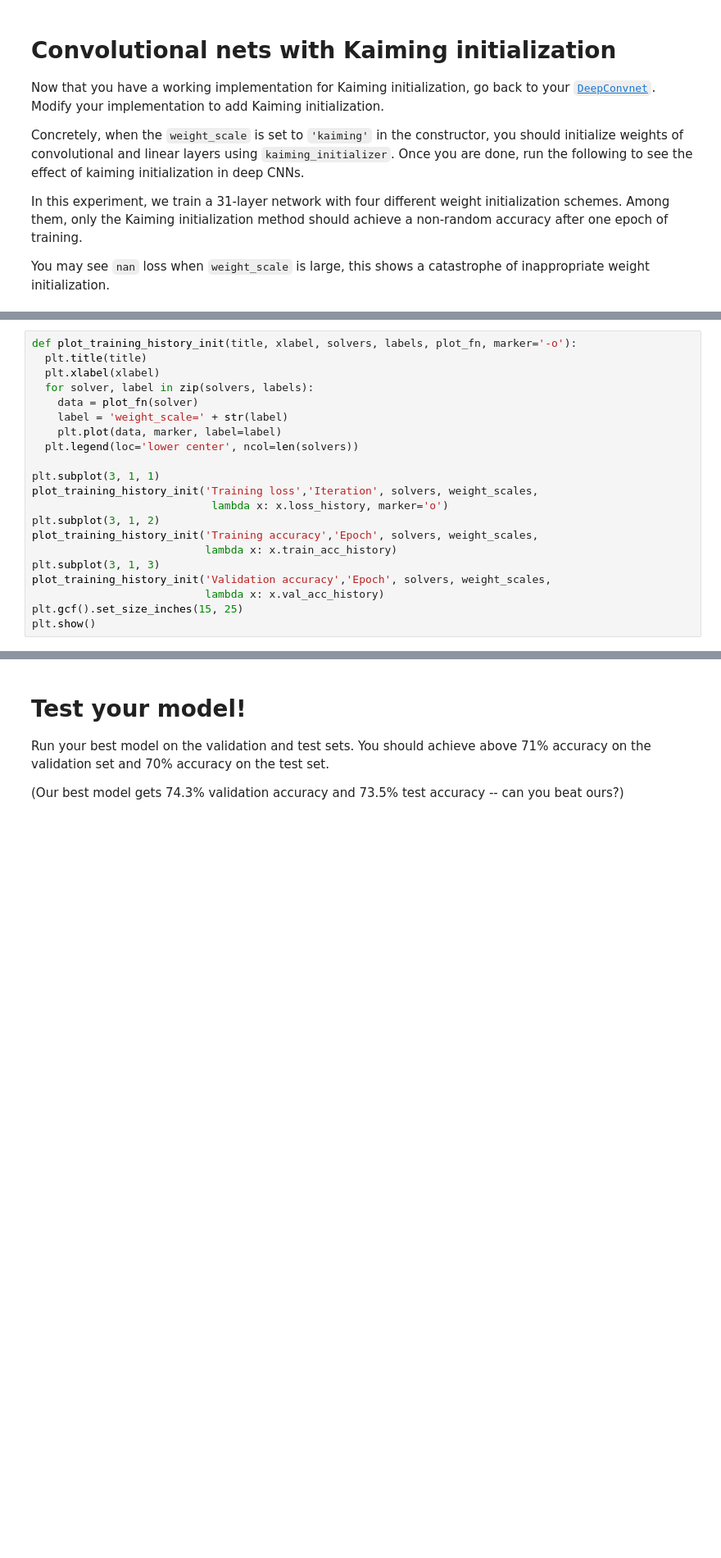
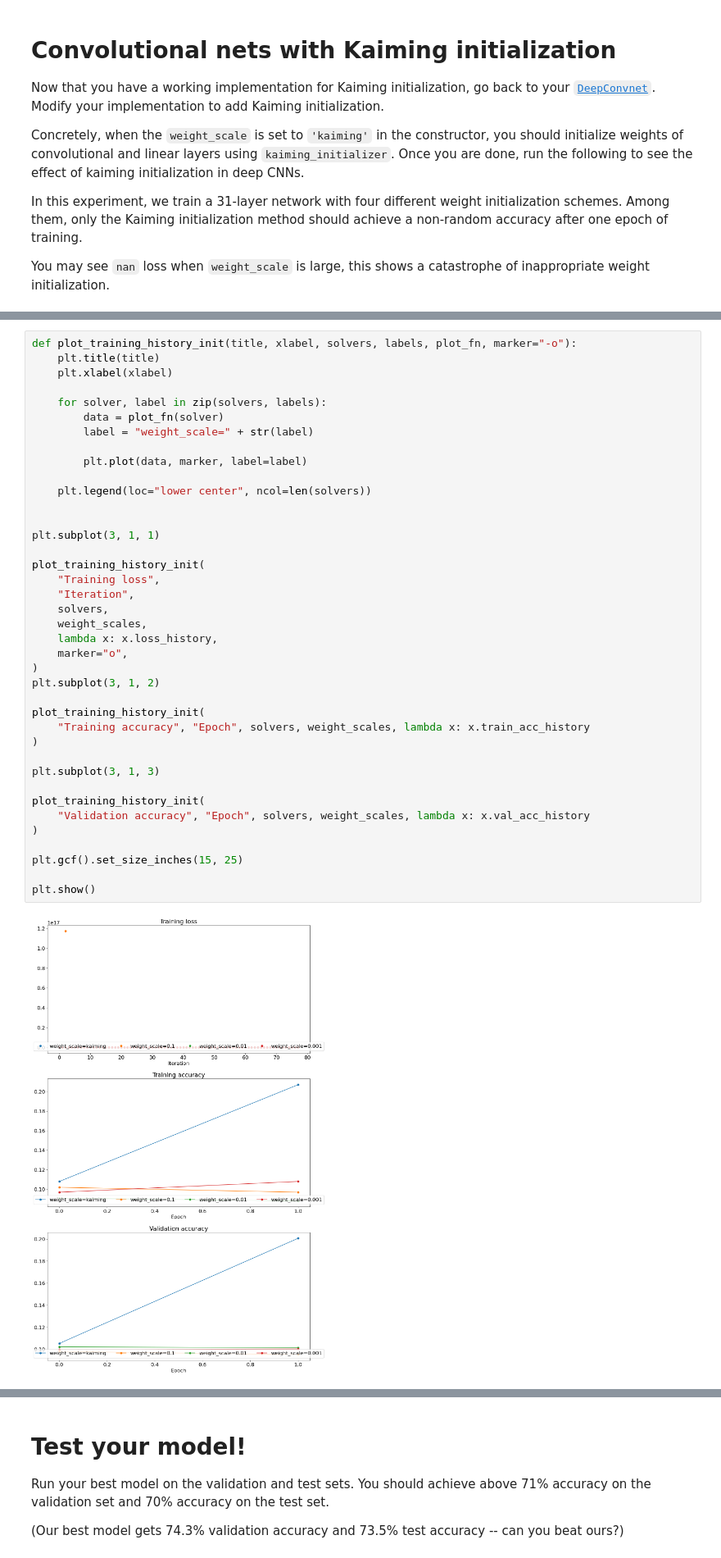
Before and after one commit to yesahmedyes/EECS598-Deep-Learning-for-Computer-Vision, a Jupyter notebook: A3/convolutional_networks.ipynb, the cells around one changed output, grey strips where cells are left out. Shown at 82% size. Drawn from its saved outputs; the diff is of its cells as text; blank space fills up the shorter version.

```diff
--- a/A3/convolutional_networks.ipynb
+++ b/A3/convolutional_networks.ipynb
@@ -928,23 +1352,43 @@ for weight_scale in weight_scales:
 # %%
-def plot_training_history_init(title, xlabel, solvers, labels, plot_fn, marker='-o'):
-  plt.title(title)
-  plt.xlabel(xlabel)
-  for solver, label in zip(solvers, labels):
-    data = plot_fn(solver)
-    label = 'weight_scale=' + str(label)
-    plt.plot(data, marker, label=label)
-  plt.legend(loc='lower center', ncol=len(solvers))
+def plot_training_history_init(title, xlabel, solvers, labels, plot_fn, marker="-o"):
+    plt.title(title)
+    plt.xlabel(xlabel)
+
+    for solver, label in zip(solvers, labels):
+        data = plot_fn(solver)
+        label = "weight_scale=" + str(label)
+
+        plt.plot(data, marker, label=label)
+
+    plt.legend(loc="lower center", ncol=len(solvers))
+
 
 plt.subplot(3, 1, 1)
-plot_training_history_init('Training loss','Iteration', solvers, weight_scales,
-                            lambda x: x.loss_history, marker='o')
+
+plot_training_history_init(
+    "Training loss",
+    "Iteration",
+    solvers,
+    weight_scales,
+    lambda x: x.loss_history,
+    marker="o",
+)
 plt.subplot(3, 1, 2)
-plot_training_history_init('Training accuracy','Epoch', solvers, weight_scales,
-                           lambda x: x.train_acc_history)
+
+plot_training_history_init(
+    "Training accuracy", "Epoch", solvers, weight_scales, lambda x: x.train_acc_history
+)
+
 plt.subplot(3, 1, 3)
-plot_training_history_init('Validation accuracy','Epoch', solvers, weight_scales,
-                           lambda x: x.val_acc_history)
+
+plot_training_history_init(
+    "Validation accuracy", "Epoch", solvers, weight_scales, lambda x: x.val_acc_history
+)
+
 plt.gcf().set_size_inches(15, 25)
+
 plt.show()
+# %% [output]
+[figure, added]
 # %% [markdown]
 # Train a good model!
```
Also changed, not shown: parts of 43 cells of this notebook, 6 other files.
